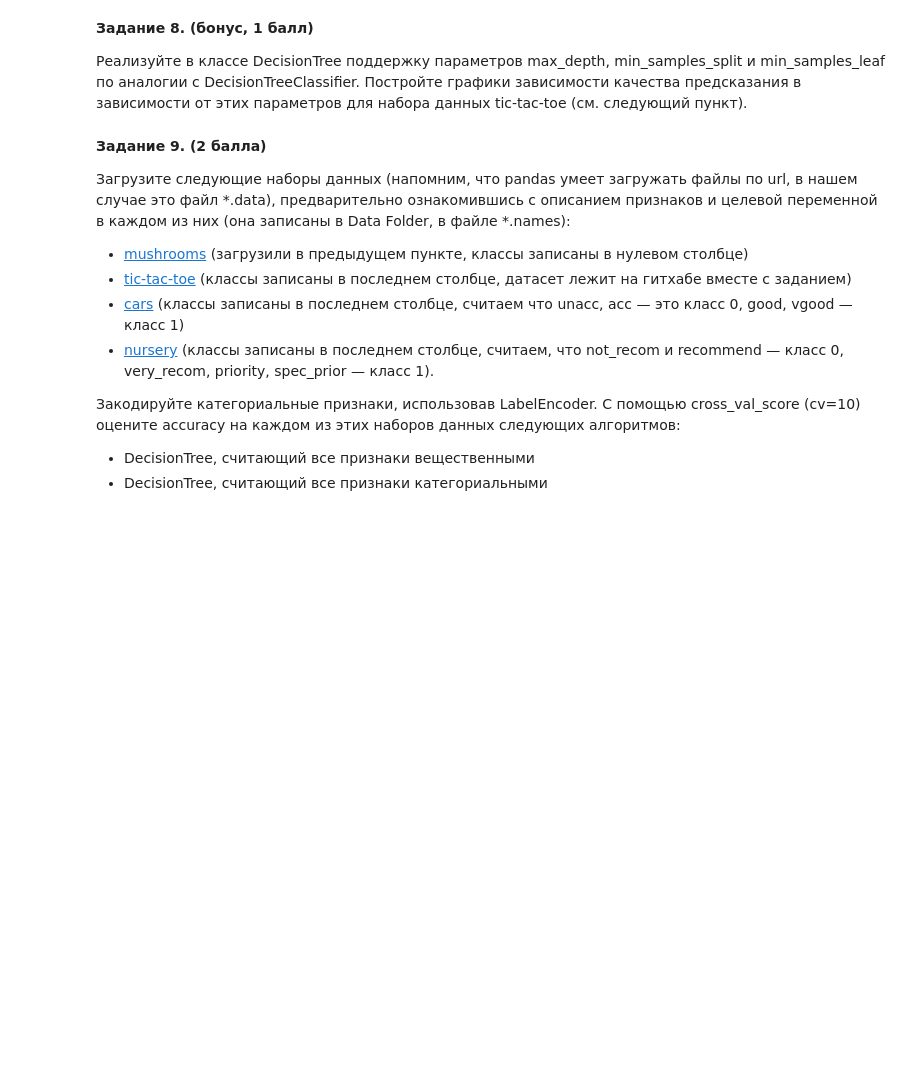
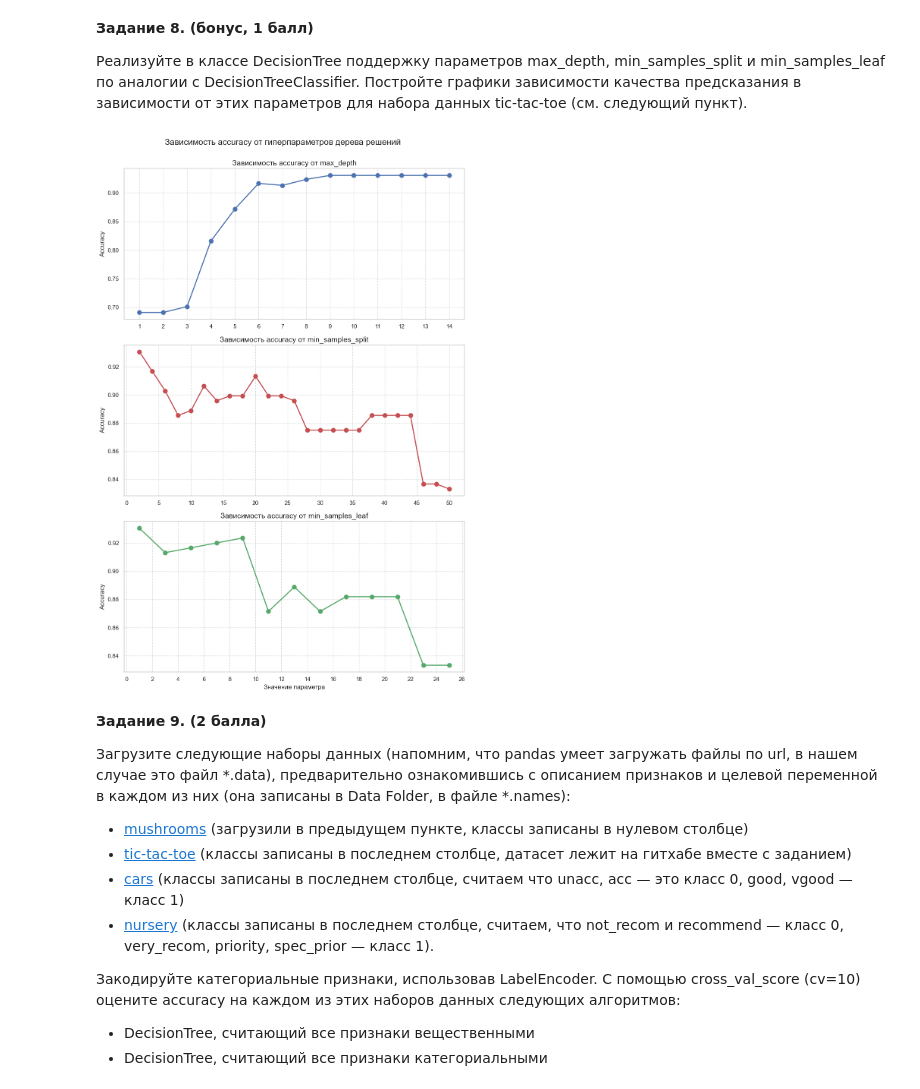
Before and after one commit to UliaKaneva/ML_HW, a Jupyter notebook: hw2-trees.ipynb, the cells around one changed output. Drawn from its saved outputs; the diff is of its cells as text; code cells hidden in the pictures; blank space fills up the shorter version.

```diff
--- a/hw2-trees.ipynb
+++ b/hw2-trees.ipynb
@@ -282,6 +282,100 @@ Accuracy: 0.9973
 __Задание 8. (бонус, 1 балл)__
 
 Реализуйте в классе DecisionTree поддержку параметров max_depth, min_samples_split и min_samples_leaf по аналогии с DecisionTreeClassifier. Постройте графики зависимости качества предсказания в зависимости от этих параметров для набора данных tic-tac-toe (см. следующий пункт).
+# %%
+column_names = ['top-left-square', 'top-middle-square', 'top-right-square',
+                'middle-left-square', 'middle-middle-square', 'middle-right-square',
+                'bottom-left-square', 'bottom-middle-square', 'bottom-right-square',
+                'class']
+data = pd.read_csv("datasets/tic-tac-toe-endgame.csv", header=None, names=column_names)
+
+X = data.drop('class', axis=1)
+y = data['class']
+
+le_y = LabelEncoder()
+y_encoded = le_y.fit_transform(y)
+
+X_encoded = X.apply(LabelEncoder().fit_transform)
+
+X_train, X_test, y_train, y_test = train_test_split(
+    X_encoded.values, y_encoded, test_size=0.3, random_state=42
+)
+
+feature_types = ["categorical"] * X_encoded.shape[1]
+
+fig, (ax1, ax2, ax3) = plt.subplots(3, 1, figsize=(10, 15), sharex=False)
+fig.suptitle('Зависимость accuracy от гиперпараметров дерева решений', fontsize=16)
+
+max_depths = range(1, 15)
+accuracies_depth = []
+
+for depth in max_depths:
+    tree = DecisionTree(
+        feature_types=feature_types,
+        max_depth=depth,
+        min_samples_split=2,
+        min_samples_leaf=1
+    )
+    tree.fit(X_train, y_train)
+    y_pred = tree.predict(X_test)
+    accuracies_depth.append(accuracy_score(y_test, y_pred))
+
+ax1.plot(max_depths, accuracies_depth, 'bo-', linewidth=2, markersize=8)
+ax1.set_ylabel('Accuracy', fontsize=12)
+ax1.set_title('Зависимость accuracy от max_depth', fontsize=14)
+ax1.grid(True, linestyle='--', alpha=0.7)
+ax1.set_xticks(max_depths)
+
+
+
+min_samples_splits = range(2, 51, 2)
+accuracies_split = []
+
+for split in min_samples_splits:
+    tree = DecisionTree(
+        feature_types=feature_types,
+        max_depth=10,
+        min_samples_split=split,
+        min_samples_leaf=1
+    )
+    tree.fit(X_train, y_train)
+    y_pred = tree.predict(X_test)
+    accuracies_split.append(accuracy_score(y_test, y_pred))
+
+ax2.plot(min_samples_splits, accuracies_split, 'ro-', linewidth=2, markersize=8)
+ax2.set_ylabel('Accuracy', fontsize=12)
+ax2.set_title('Зависимость accuracy от min_samples_split', fontsize=14)
+ax2.grid(True, linestyle='--', alpha=0.7)
+ax2.set_xticks(range(0, 52, 5))
+
+
+
+min_samples_leafs = range(1, 26, 2)
+accuracies_leaf = []
+
+for leaf in min_samples_leafs:
+    tree = DecisionTree(
+        feature_types=feature_types,
+        max_depth=10,
+        min_samples_split=2,
+        min_samples_leaf=leaf
+    )
+    tree.fit(X_train, y_train)
+    y_pred = tree.predict(X_test)
+    accuracies_leaf.append(accuracy_score(y_test, y_pred))
+
+ax3.plot(min_samples_leafs, accuracies_leaf, 'go-', linewidth=2, markersize=8)
+ax3.set_xlabel('Значение параметра', fontsize=12)
+ax3.set_ylabel('Accuracy', fontsize=12)
+ax3.set_title('Зависимость accuracy от min_samples_leaf', fontsize=14)
+ax3.grid(True, linestyle='--', alpha=0.7)
+ax3.set_xticks(range(0, 27, 2))
+
+
+plt.tight_layout(rect=(0.0, 0.0, 1.0, 0.98))
+plt.show()
+# %% [output]
+[figure, added]
 # %% [markdown]
 __Задание 9. (2 балла)__
 
```
Also changed, not shown: parts of 1 cell of this notebook, 1 other file.
